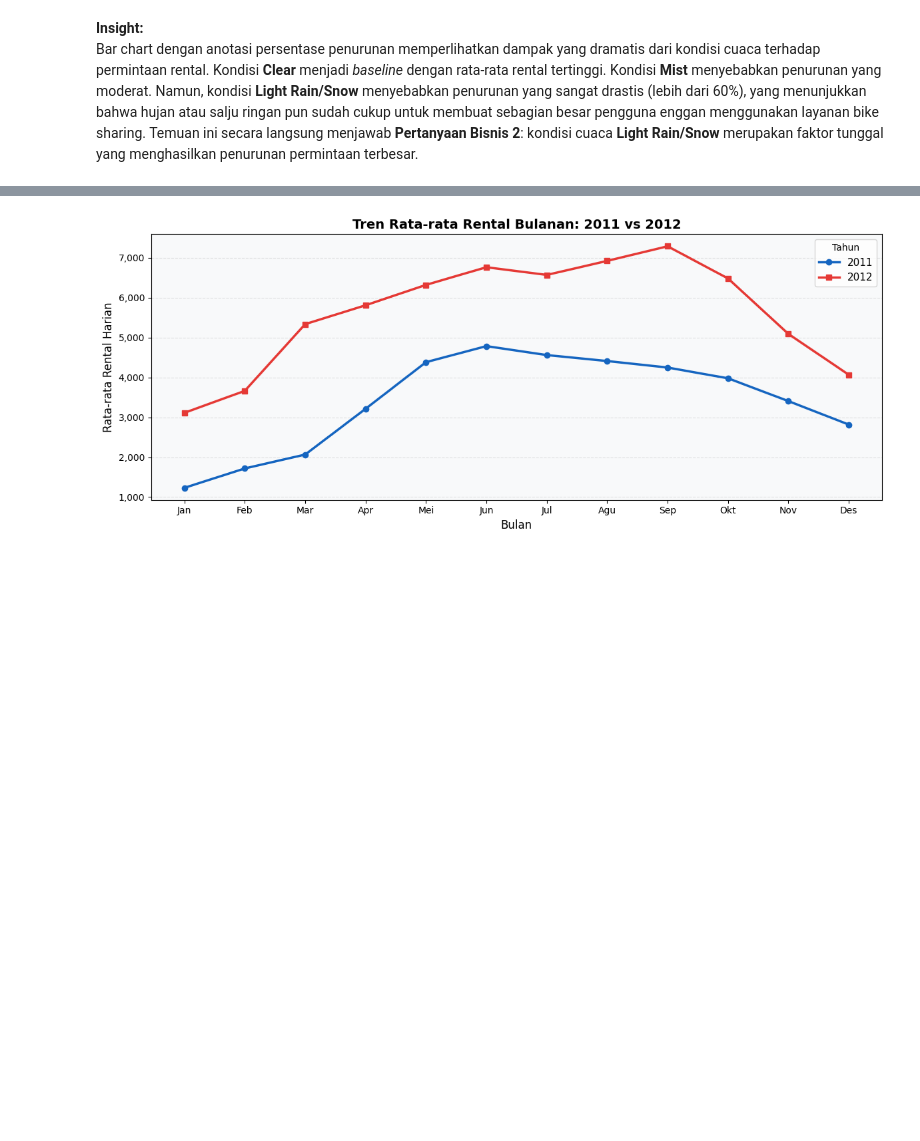
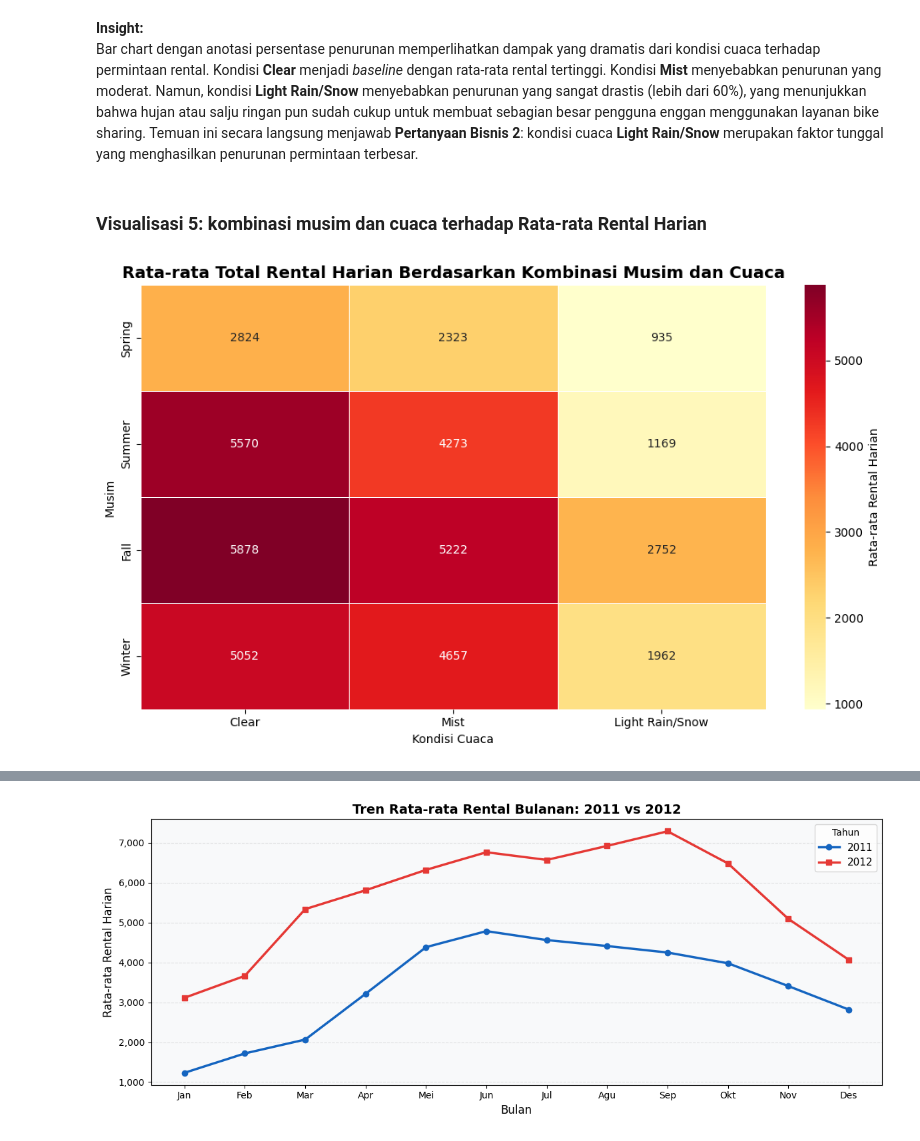
Before and after one commit to taataki/submission-talitha, a Jupyter notebook: Analisis Bike Sharing Dataset.ipynb, the cells around one changed output, grey strips where cells are left out. Saved outputs shown, nothing was run; the diff lists cells and outputs as text; code cells hidden in the pictures; blank space fills up the shorter version.

```diff
--- a/Analisis Bike Sharing Dataset.ipynb
+++ b/Analisis Bike Sharing Dataset.ipynb
@@ -32,7 +32,7 @@ import seaborn as sns
 import warnings
 warnings.filterwarnings('ignore')
 
-BASE_URL = 'https://raw.githubusercontent.com/taataki/submission-talitha/main/Dataset/'
+BASE_URL = 'https://raw.githubusercontent.com/taataki/submission-talitha/main/'
 
 df_day  = pd.read_csv(BASE_URL + 'day.csv')
 df_hour = pd.read_csv(BASE_URL + 'hour.csv')
@@ -709,3 +709,44 @@ plt.show()
 # %% [markdown]
 **Insight:**
 Bar chart dengan anotasi persentase penurunan memperlihatkan dampak yang dramatis dari kondisi cuaca terhadap permintaan rental. Kondisi **Clear** menjadi *baseline* dengan rata-rata rental tertinggi. Kondisi **Mist** menyebabkan penurunan yang moderat. Namun, kondisi **Light Rain/Snow** menyebabkan penurunan yang sangat drastis (lebih dari 60%), yang menunjukkan bahwa hujan atau salju ringan pun sudah cukup untuk membuat sebagian besar pengguna enggan menggunakan layanan bike sharing. Temuan ini secara langsung menjawab **Pertanyaan Bisnis 2**: kondisi cuaca **Light Rain/Snow** merupakan faktor tunggal yang menghasilkan penurunan permintaan terbesar.
+# %% [markdown]
+### Visualisasi 5: kombinasi musim dan cuaca terhadap Rata-rata Rental Harian
+# %%
+combo_stats = (
+    df_day_clean.groupby(["season_label", "weather_label"])["cnt"]
+    .mean()
+    .reset_index()
+    .rename(columns={"cnt": "Rata-rata Rental Harian"})
+)
+
+season_order = ["Spring", "Summer", "Fall", "Winter"]
+weather_order = ["Clear", "Mist", "Light Rain/Snow"]
+
+combo_pivot = (
+    combo_stats
+    .pivot(index="season_label", columns="weather_label", values="Rata-rata Rental Harian")
+    .reindex(index=season_order, columns=weather_order)
+)
+plt.figure(figsize=(10, 6))
+
+sns.heatmap(
+    combo_pivot,
+    annot=True,
+    fmt=".0f",
+    cmap="YlOrRd",
+    linewidths=0.5,
+    linecolor="white",
+    cbar_kws={"label": "Rata-rata Rental Harian"}
+)
+
+plt.title(
+    "Rata-rata Total Rental Harian Berdasarkan Kombinasi Musim dan Cuaca",
+    fontsize=14,
+    fontweight="bold"
+)
+plt.xlabel("Kondisi Cuaca")
+plt.ylabel("Musim")
+plt.tight_layout()
+plt.show()
+# %% [output]
+[figure, added]
```
Also changed, not shown: parts of 4 cells of this notebook.
